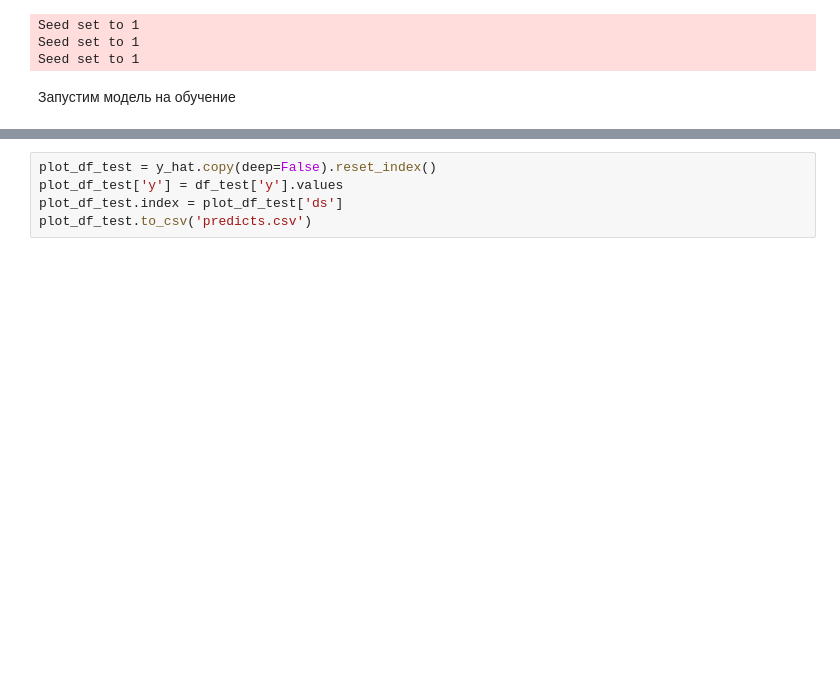
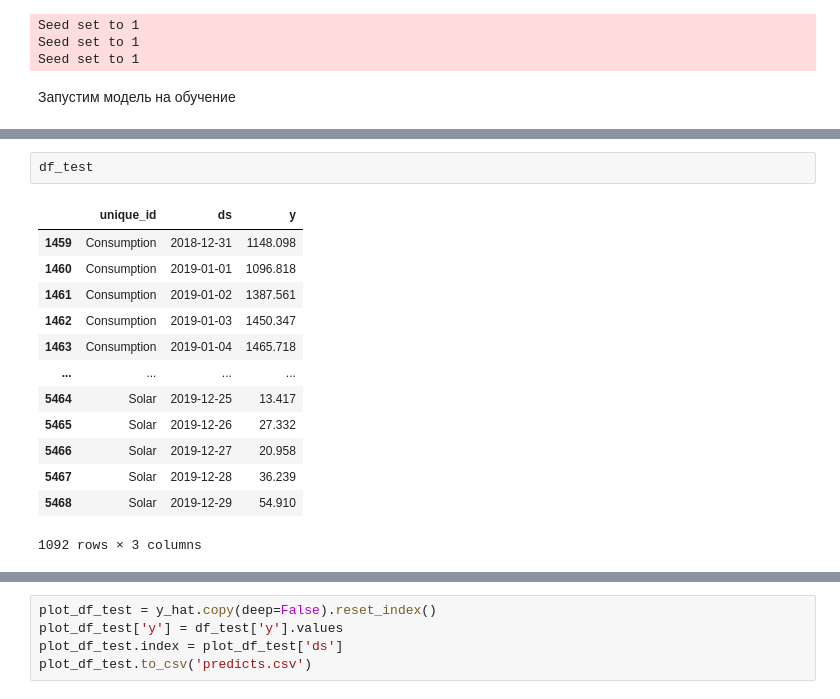
Before and after one commit to MVRonkin/TimeSeriesCourse, a Jupyter notebook: 2026/WS/08 - предсказание значений ВР с DL.ipynb, the cells around one changed output, grey strips where cells are left out. Drawn from its saved outputs; the diff is of its cells as text; blank space fills up the shorter version.

```diff
--- a/2026/WS/08 - предсказание значений ВР с DL.ipynb
+++ b/2026/WS/08 - предсказание значений ВР с DL.ipynb
@@ -331,0 +466,16 @@ HPU available: False, using: 0 HPUs
+# %%
+df_test
+# %% [output]
+|  | unique_id | ds | y |
+| 1459 | Consumption | 2018-12-31 | 1148.098 |
+| 1460 | Consumption | 2019-01-01 | 1096.818 |
+| 1461 | Consumption | 2019-01-02 | 1387.561 |
+| 1462 | Consumption | 2019-01-03 | 1450.347 |
+| 1463 | Consumption | 2019-01-04 | 1465.718 |
+| ... | ... | ... | ... |
+| 5464 | Solar | 2019-12-25 | 13.417 |
+| 5465 | Solar | 2019-12-26 | 27.332 |
+| 5466 | Solar | 2019-12-27 | 20.958 |
+| 5467 | Solar | 2019-12-28 | 36.239 |
+| 5468 | Solar | 2019-12-29 | 54.910 |
+1092 rows × 3 columns
```
Also changed, not shown: parts of 49 cells of this notebook, 7 other files.
